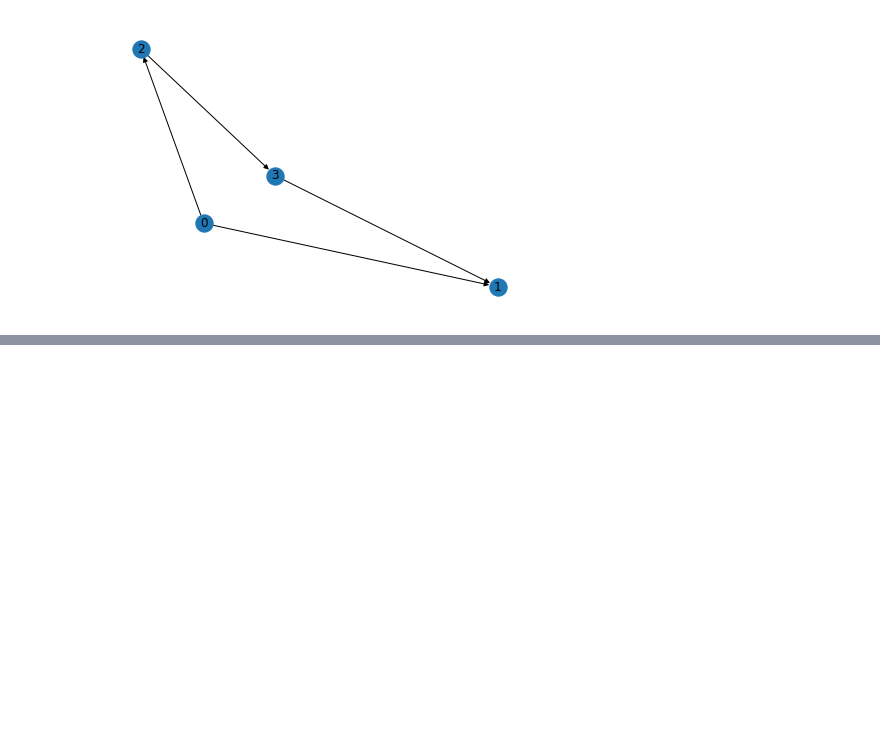
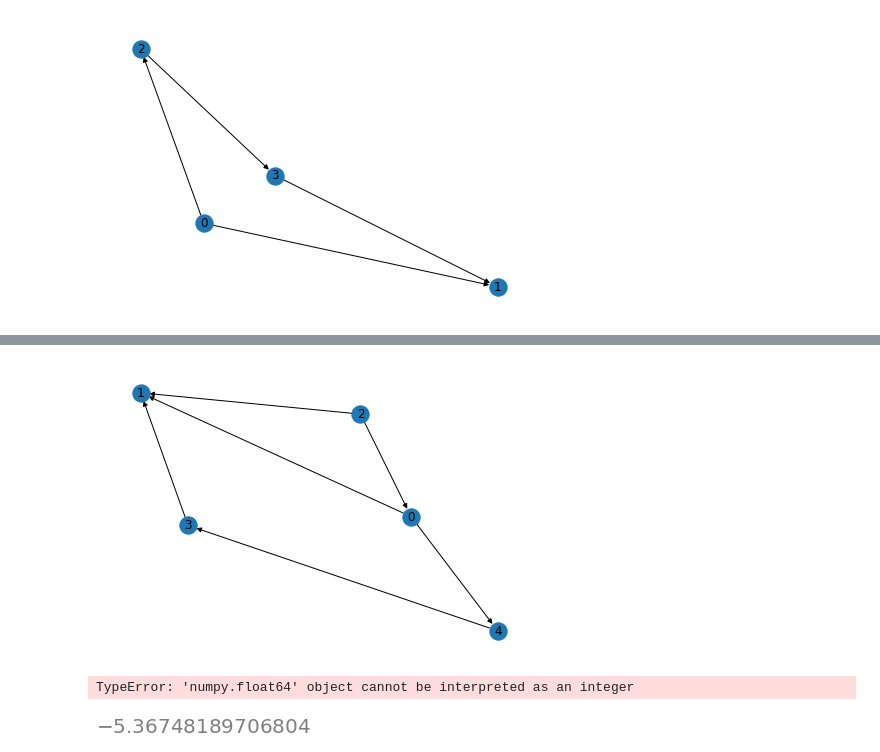
Before and after one commit to JanMarcoRuizdeVargas/clustercausal, a Jupyter notebook: clustcausal/examples/clust_pc.ipynb, the cells around one changed output, grey strips where cells are left out. Cells and saved outputs as stored; diff of their text form; code cells hidden in the pictures; blank space fills up the shorter version.

```diff
--- a/clustcausal/examples/clust_pc.ipynb
+++ b/clustcausal/examples/clust_pc.ipynb
@@ -27,0 +131,21 @@ test.written_equations
+# %%
+seed = 1
+test = SCMGenerator(5, 1, in_cluster_connectivity= 0.3, between_cluster_connectivity = 0.2, seed = seed)
+test.make_dag()
+nx.draw(test.graph, with_labels = True)
+test.scm_equations()
+test.generate_data(samples = 1000)
+# %% [output]
+[figure, added]
+# %%
+test_data_matrix = np.transpose(test.data)
+skeleton = estimate_skeleton(indep_test_func=ci_test_dis, data_matrix=test_data_matrix, alpha=0.01)
+cpdag = estimate_cpdag(skel_graph=skeleton[0], sep_set=skeleton[1])
+# nx.draw(skeleton[0], with_labels = True)
+nx.draw(cpdag, with_labels = True)
+# %% [output]
+TypeError: 'numpy.float64' object cannot be interpreted as an integer
+# %%
+np.min(test_data_matrix)
+# %% [output]
+[figure, added]
```
Also changed, not shown: parts of 6 cells of this notebook, 1 other file.
